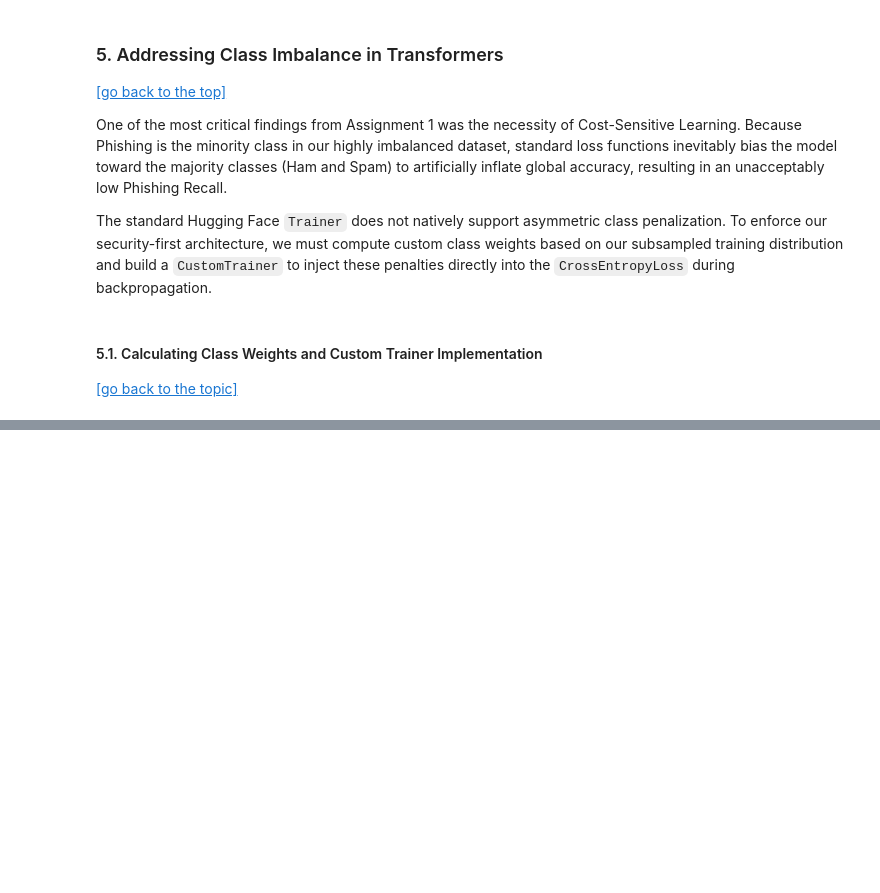
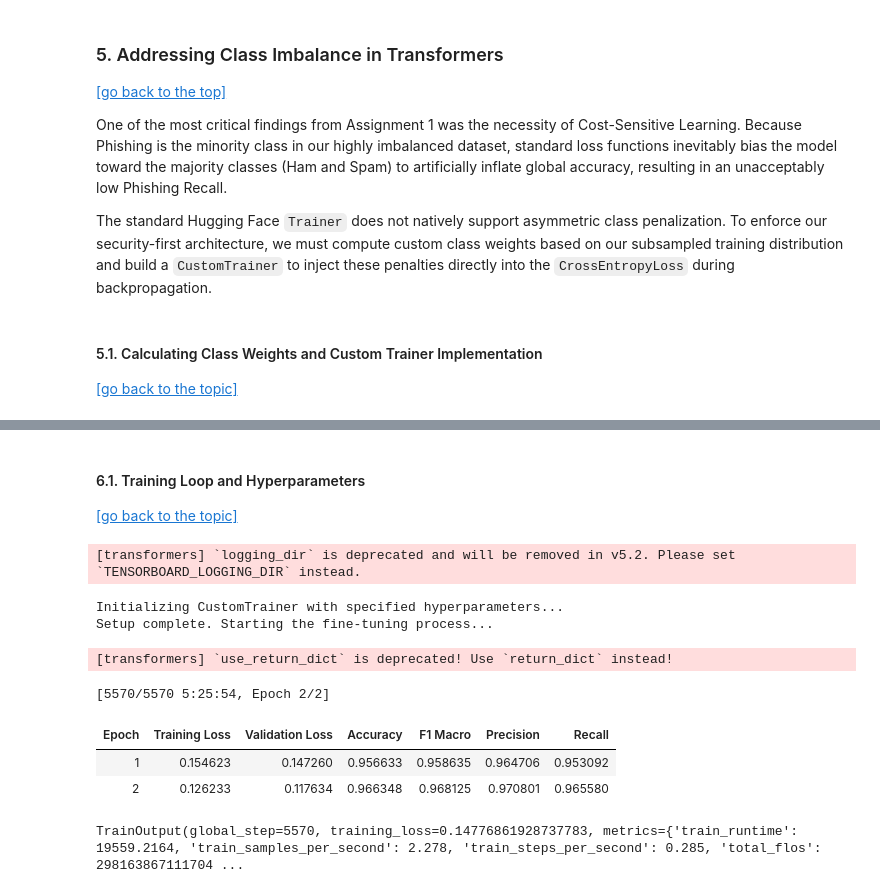
Before and after one commit to Alejandro-131004/Natural-Language-Processing, a Jupyter notebook: Project_2.ipynb, the cells around one changed output, grey strips where cells are left out. Drawn from its saved outputs; the diff is of its cells as text; code cells hidden in the pictures; blank space fills up the shorter version.

```diff
--- a/Project_2.ipynb
+++ b/Project_2.ipynb
@@ -449,0 +473,63 @@ print("\nCustomTrainer initialized and ready to penalize false negatives.")
+# %% [markdown]
+#### 6.1. Training Loop and Hyperparameters
+[[go back to the topic]](#6-model-training-and-evaluation)
+# %%
+# 1. Define custom metrics for evaluation during training
+def compute_metrics(pred):
+    labels = pred.label_ids
+    preds = pred.predictions.argmax(-1)
+    precision, recall, f1, _ = precision_recall_fscore_support(labels, preds, average='macro', zero_division=0)
+    acc = accuracy_score(labels, preds)
+    return {
+        'accuracy': acc,
+        'f1_macro': f1,
+        'precision': precision,
+        'recall': recall
+    }
+
+# 2. Configure Training Arguments optimized for CPU and LoRA
+training_args = TrainingArguments(
+    output_dir='./distilbert-lora-phishing',
+    eval_strategy="epoch",          # Evaluate at the end of each epoch (updated parameter name)
+    save_strategy="epoch",          # Save model weights at the end of each epoch
+    learning_rate=5e-4,             # LoRA generally requires a higher LR than full fine-tuning
+    per_device_train_batch_size=8,  # Strictly limited to prevent CPU RAM overflow
+    per_device_eval_batch_size=8,
+    num_train_epochs=2,             # Limited epochs for CPU feasibility
+    weight_decay=0.01,
+    load_best_model_at_end=True,    # Automatically keep the best performing model
+    metric_for_best_model="f1_macro",
+    logging_dir='./logs',
+    logging_steps=100,
+    use_cpu=True                    # Explicitly enforce CPU utilization
+)
+
+# Create a data collator to handle dynamic padding
+data_collator = DataCollatorWithPadding(tokenizer=tokenizer)
+
+# 3. Instantiate our CustomTrainer
+print("Initializing CustomTrainer with specified hyperparameters...")
+trainer = CustomTrainer(
+    model=peft_model,
+    args=training_args,
+    train_dataset=tokenized_datasets["train"],
+    eval_dataset=tokenized_datasets["test"],
+    data_collator=data_collator,     # Explicitly handle padding
+    processing_class=tokenizer,      # Updated parameter name for new HF versions
+    compute_metrics=compute_metrics
+)
+print("Setup complete. Starting the fine-tuning process...")
+
+# 4. START TRAINING
+# WARNING: This cell will take significant time to execute on a CPU.
+trainer.train()
+# %% [output]
+[transformers] `logging_dir` is deprecated and will be removed in v5.2. Please set `TENSORBOARD_LOGGING_DIR` instead.
+Initializing CustomTrainer with specified hyperparameters...
+Setup complete. Starting the fine-tuning process...
+[transformers] `use_return_dict` is deprecated! Use `return_dict` instead!
+[5570/5570 5:25:54, Epoch 2/2]
+| Epoch | Training Loss | Validation Loss | Accuracy | F1 Macro | Precision | Recall |
+| 1 | 0.154623 | 0.147260 | 0.956633 | 0.958635 | 0.964706 | 0.953092 |
+| 2 | 0.126233 | 0.117634 | 0.966348 | 0.968125 | 0.970801 | 0.965580 |
+TrainOutput(global_step=5570, training_loss=0.14776861928737783, metrics={'train_runtime': 19559.2164, 'train_samples_per_second': 2.278, 'train_steps_per_second': 0.285, 'total_flos': 298163867111704 ...
```
Also changed, not shown: parts of 18 cells of this notebook, 1 other file.
